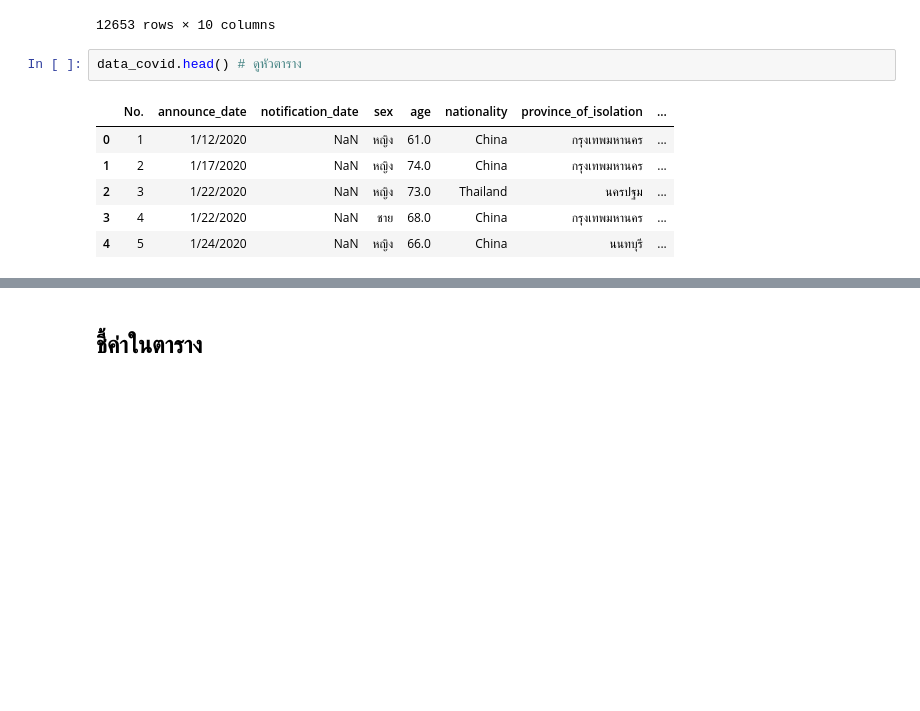
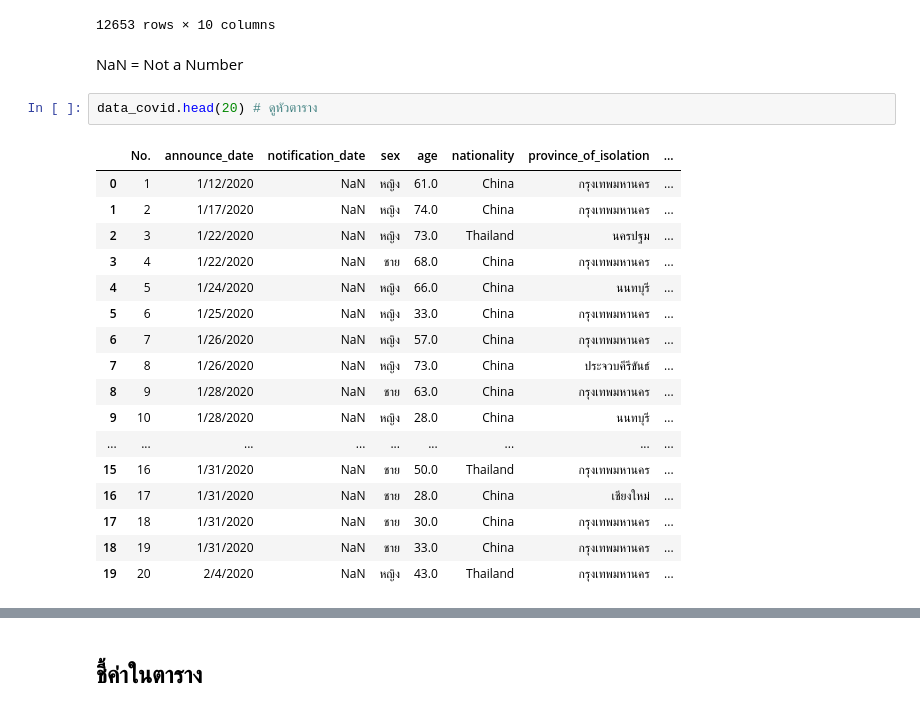
Before and after one commit to ploybongkot/data_viz_2022, a Jupyter notebook: Pandas101.ipynb, the cells around one changed output, grey strips where cells are left out. Cells and saved outputs as stored; diff of their text form; blank space fills up the shorter version.

```diff
--- a/Pandas101.ipynb
+++ b/Pandas101.ipynb
@@ -44,12 +46,25 @@ data_covid
 | 12651 | 12652 | 1/20/2021 | 1/19/2021 | หญิง | 29.0 | Thailand | ระยอง | ... |
 | 12652 | 12653 | 1/20/2021 | 1/19/2021 | หญิง | 22.0 | Burma | ตาก | ... |
 12653 rows × 10 columns
+# %% [markdown]
+NaN = Not a Number
 # %%
-data_covid.head() # ดูหัวตาราง
+data_covid.head(20) # ดูหัวตาราง
 # %% [output]
 |  | No. | announce_date | notification_date | sex | age | nationality | province_of_isolation | ... |
 | 0 | 1 | 1/12/2020 | NaN | หญิง | 61.0 | China | กรุงเทพมหานคร | ... |
 | 1 | 2 | 1/17/2020 | NaN | หญิง | 74.0 | China | กรุงเทพมหานคร | ... |
 | 2 | 3 | 1/22/2020 | NaN | หญิง | 73.0 | Thailand | นครปฐม | ... |
 | 3 | 4 | 1/22/2020 | NaN | ชาย | 68.0 | China | กรุงเทพมหานคร | ... |
 | 4 | 5 | 1/24/2020 | NaN | หญิง | 66.0 | China | นนทบุรี | ... |
+| 5 | 6 | 1/25/2020 | NaN | หญิง | 33.0 | China | กรุงเทพมหานคร | ... |
+| 6 | 7 | 1/26/2020 | NaN | หญิง | 57.0 | China | กรุงเทพมหานคร | ... |
+| 7 | 8 | 1/26/2020 | NaN | หญิง | 73.0 | China | ประจวบคีรีขันธ์ | ... |
+| 8 | 9 | 1/28/2020 | NaN | ชาย | 63.0 | China | กรุงเทพมหานคร | ... |
+| 9 | 10 | 1/28/2020 | NaN | หญิง | 28.0 | China | นนทบุรี | ... |
+| ... | ... | ... | ... | ... | ... | ... | ... | ... |
+| 15 | 16 | 1/31/2020 | NaN | ชาย | 50.0 | Thailand | กรุงเทพมหานคร | ... |
+| 16 | 17 | 1/31/2020 | NaN | ชาย | 28.0 | China | เชียงใหม่ | ... |
+| 17 | 18 | 1/31/2020 | NaN | ชาย | 30.0 | China | กรุงเทพมหานคร | ... |
+| 18 | 19 | 1/31/2020 | NaN | ชาย | 33.0 | China | กรุงเทพมหานคร | ... |
+| 19 | 20 | 2/4/2020 | NaN | หญิง | 43.0 | Thailand | กรุงเทพมหานคร | ... |
```
Also changed, not shown: parts of 71 cells of this notebook.
